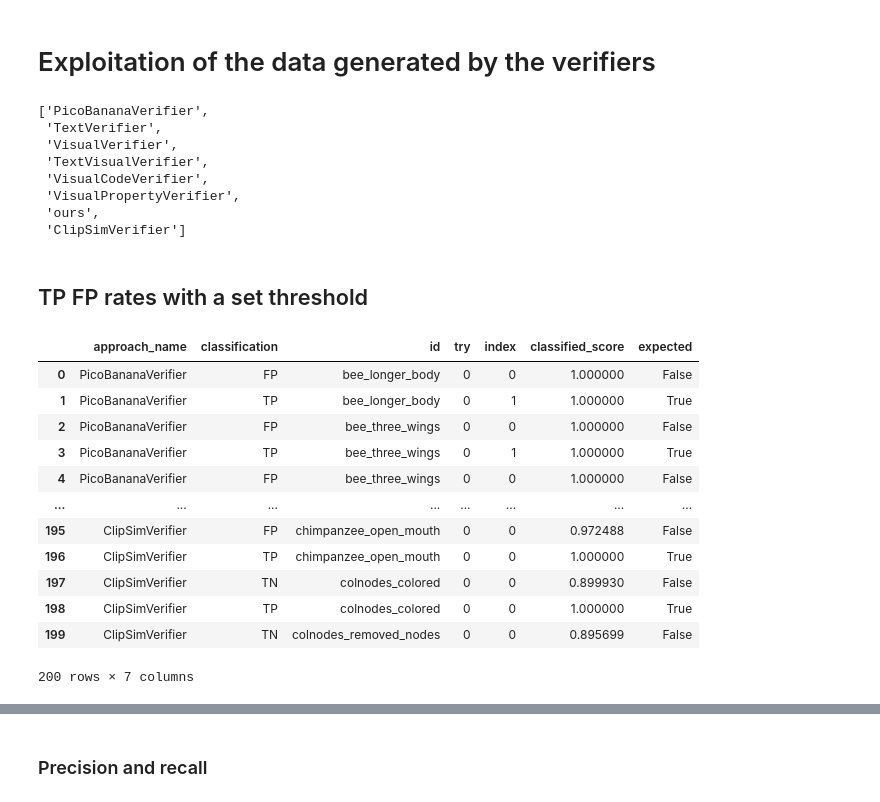
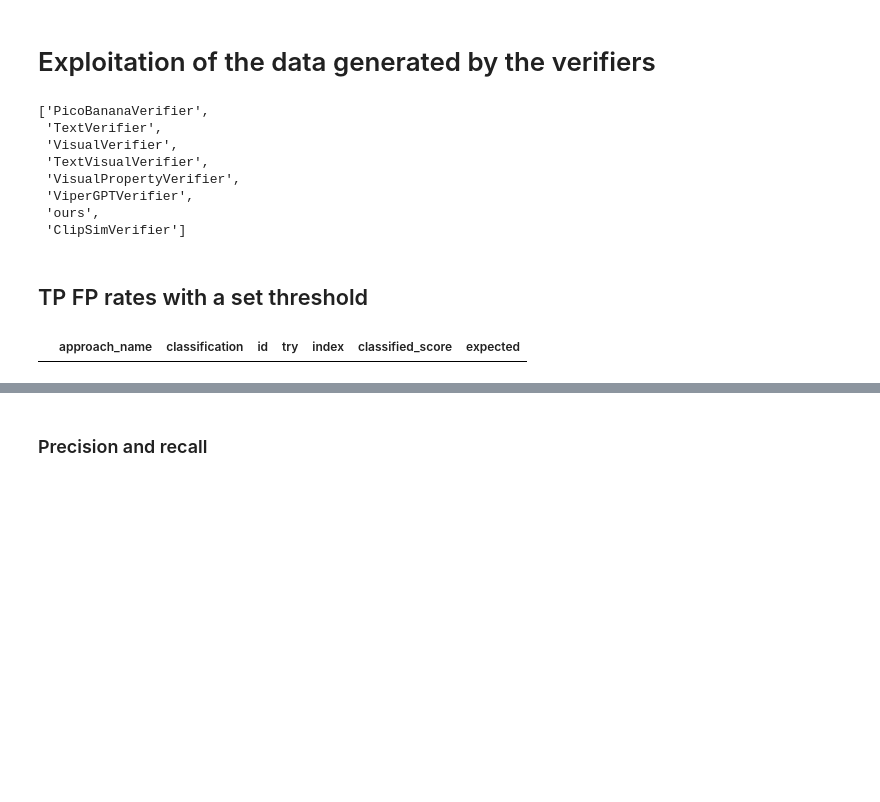
Before and after one commit to IV2C/VIFagent, a Jupyter notebook: notebooks/verifier_exploitation/verifier_exploitation.ipynb, the cells around one changed output, grey strips where cells are left out. Drawn from its saved outputs; the diff is of its cells as text; code cells hidden in the pictures; blank space fills up the shorter version.

```diff
--- a/notebooks/verifier_exploitation/verifier_exploitation.ipynb
+++ b/notebooks/verifier_exploitation/verifier_exploitation.ipynb
@@ -5,7 +5,7 @@ from datasets import load_from_disk,Dataset
 import pandas as pd
 import seaborn as sb
 
-ds_path =f"notebooks/verifier_execution/datasets/preview/full_ds"
+ds_path =f"notebooks/verifier_execution/datasets/preview_mulexec/full_ds"
 #ds_path =f"notebooks/verifier_execution/datasets/debug/full_ds"
 full_ds = load_from_disk(ds_path)
 # %%
@@ -15,17 +15,10 @@ full_ds.unique("approach_name")
  'TextVerifier',
  'VisualVerifier',
  'TextVisualVerifier',
- 'VisualCodeVerifier',
  'VisualPropertyVerifier',
+ 'ViperGPTVerifier',
  'ours',
  'ClipSimVerifier']
-# %%
-def change_fname(row):
-    if row["approach_name"]=="Falcon":
-        row["approach_name"] = "Ours"
-    return row
-
-full_ds = full_ds.map(change_fname)
 # %% [markdown]
 ## TP FP rates with a set threshold
 # %%
@@ -52,21 +45,14 @@ rates_ds = full_ds.map(compute_tpfp)
 rates_df = rates_ds.to_pandas()
 rates_df = rates_df[["approach_name","classification","id","try","index","classified_score","expected"]]
 # %%
-rates_df
+rates_df[rates_df["approach_name"]=="ours"]
+idxs = rates_df.groupby(['index',"approach_name"])['classified_score'].nunique()
+idxs = idxs[idxs > 1].index
+
+# Filter rows
+rates_df[rates_df['index'].isin(idxs)]
 # %% [output]
 |  | approach_name | classification | id | try | index | classified_score | expected |
-| 0 | PicoBananaVerifier | FP | bee_longer_body | 0 | 0 | 1.000000 | False |
-| 1 | PicoBananaVerifier | TP | bee_longer_body | 0 | 1 | 1.000000 | True |
-| 2 | PicoBananaVerifier | FP | bee_three_wings | 0 | 0 | 1.000000 | False |
-| 3 | PicoBananaVerifier | TP | bee_three_wings | 0 | 1 | 1.000000 | True |
-| 4 | PicoBananaVerifier | FP | bee_three_wings | 0 | 0 | 1.000000 | False |
-| ... | ... | ... | ... | ... | ... | ... | ... |
-| 195 | ClipSimVerifier | FP | chimpanzee_open_mouth | 0 | 0 | 0.972488 | False |
-| 196 | ClipSimVerifier | TP | chimpanzee_open_mouth | 0 | 0 | 1.000000 | True |
-| 197 | ClipSimVerifier | TN | colnodes_colored | 0 | 0 | 0.899930 | False |
-| 198 | ClipSimVerifier | TP | colnodes_colored | 0 | 0 | 1.000000 | True |
-| 199 | ClipSimVerifier | TN | colnodes_removed_nodes | 0 | 0 | 0.895699 | False |
-200 rows × 7 columns
 # %%
 import seaborn as sns
 import matplotlib.ticker as ticker
```
Also changed, not shown: parts of 8 cells of this notebook, 4 other files.
